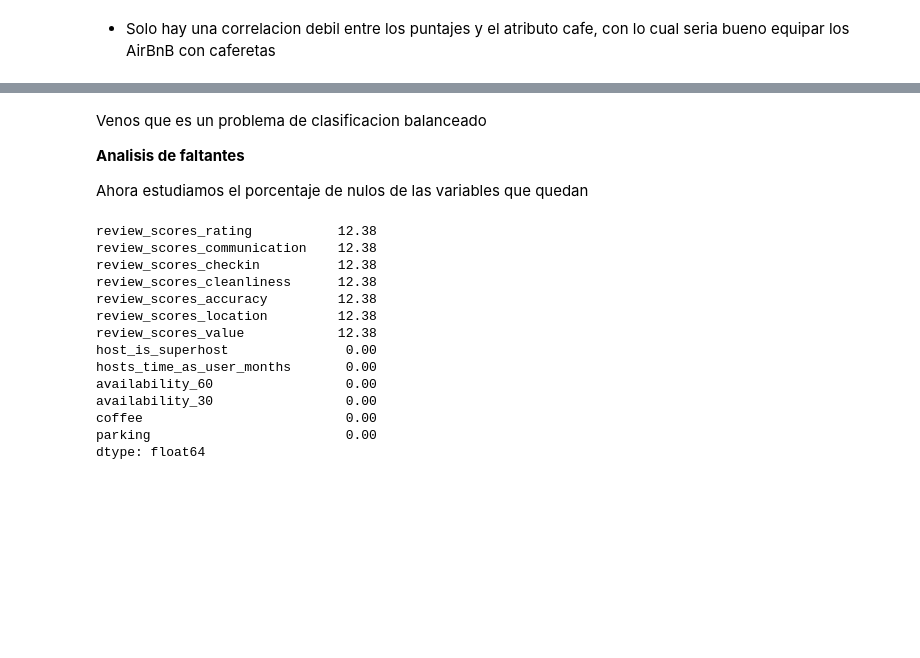
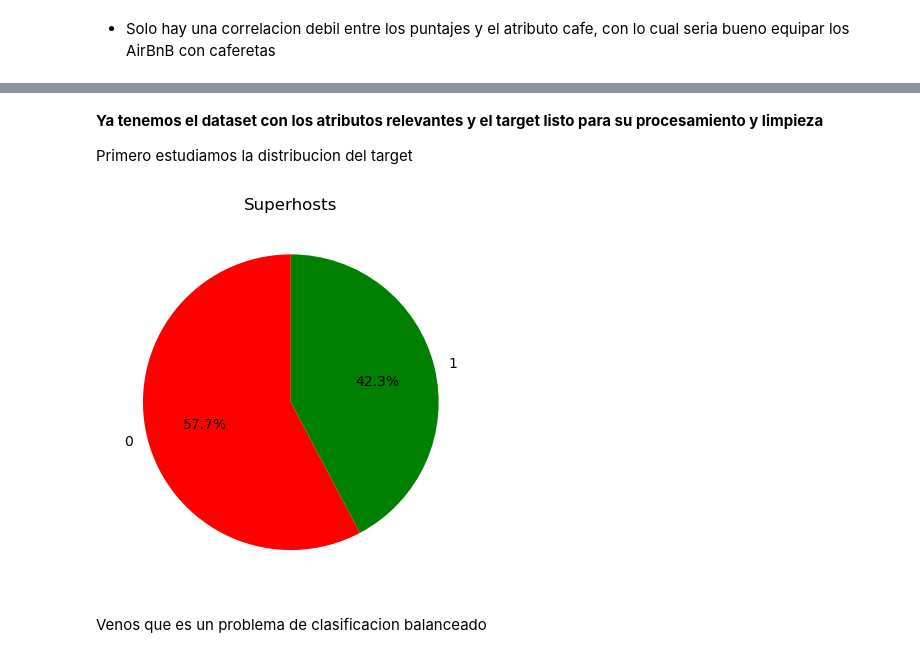
Before and after one commit to gonza29811/TP-analisis-de-datos, a Jupyter notebook: AirBnB_ds_completoV2.ipynb, the cells around one changed output, grey strips where cells are left out. Cells and saved outputs as stored; diff of their text form; code cells hidden in the pictures; blank space fills up the shorter version.

```diff
--- a/AirBnB_ds_completoV2.ipynb
+++ b/AirBnB_ds_completoV2.ipynb
@@ -1081,24 +805,28 @@ plt.show()
-# %% [markdown]
-Venos que es un problema de clasificacion balanceado
-
-**Analisis de faltantes**
-
-Ahora estudiamos el porcentaje de nulos de las variables que quedan
-# %%
-pd.set_option('display.max_rows', None)
-print((df_EDA.isnull().sum() / len(df_EDA) * 100).sort_values(ascending=False).round(2))
-# %% [output]
-review_scores_rating           12.38
-review_scores_communication    12.38
-review_scores_checkin          12.38
-review_scores_cleanliness      12.38
-review_scores_accuracy         12.38
-review_scores_location         12.38
-review_scores_value            12.38
-host_is_superhost               0.00
-hosts_time_as_user_months       0.00
-availability_60                 0.00
-availability_30                 0.00
-coffee                          0.00
-parking                         0.00
-dtype: float64
+# %% [markdown]
+**Ya tenemos el dataset con los atributos relevantes y el target listo para su procesamiento y limpieza**
+
+Primero estudiamos la distribucion del target
+# %%
+counts = df4_2["host_is_superhost"].value_counts()
+
+color_map = {
+    1: "green",
+    0: "red"
+}
+
+colors = [color_map[v] for v in counts.index]
+
+counts.plot(
+    kind="pie",
+    autopct="%1.1f%%",
+    startangle=90,
+    colors=colors
+)
+
+plt.title("Superhosts")
+plt.ylabel("")
+plt.show()
+# %% [output]
+[figure, added]
+# %% [markdown]
+Venos que es un problema de clasificacion balanceado
```
Also changed, not shown: parts of 117 cells of this notebook.
